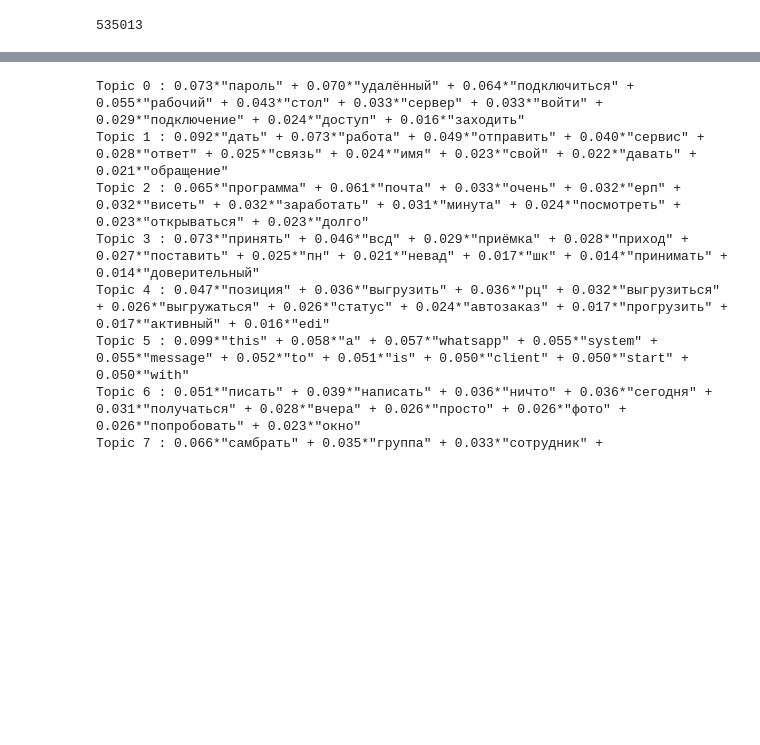
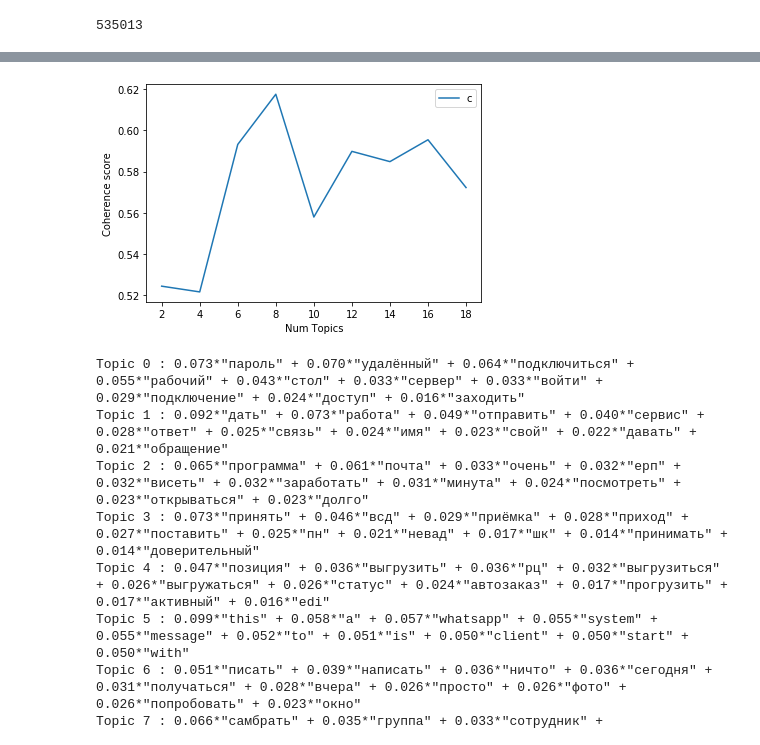
Before and after one commit to gulchitai/nlu-nevada, a Jupyter notebook: nlu-nevada.ipynb, the cells around one changed output, grey strips where cells are left out. Saved outputs shown, nothing was run; the diff lists cells and outputs as text; code cells hidden in the pictures; blank space fills up the shorter version.

```diff
--- a/nlu-nevada.ipynb
+++ b/nlu-nevada.ipynb
@@ -396,0 +297,3 @@ Wall time: 6min 44s
+# %%
+coherencemodel = CoherenceModel(model=ldamodel, texts=texts, dictionary=dictionary, coherence='c_v')
+coherencemodel.get_coherence()
@@ -465,0 +376,31 @@ Wall time: 3min 44s
+# %%
+def compute_coherence_values2(dictionary, corpus, texts, limit, start=2, step=3):
+    """
+    Compute c_v coherence for various number of topics
+
+    Parameters:
+    ----------
+    dictionary : Gensim dictionary
+    corpus : Gensim corpus
+    texts : List of input texts
+    limit : Max num of topics
+
+    Returns:
+    -------
+    model_list : List of LDA topic models
+    coherence_values : Coherence values corresponding to the LDA model with respective number of topics
+    """
+    coherence_values = []
+    num_topics_list = []
+    for num_topics in range(start, limit, step):
+        model = models.ldamodel.LdaModel(corpus=corpus, num_topics=num_topics, id2word=dictionary, passes=20, alpha=1.25, eta=1.25)
+        num_topics_list.append(num_topics)
+        coherencemodel = CoherenceModel(model=model, texts=texts, dictionary=dictionary, coherence='c_v')
+        c = coherencemodel.get_coherence()
+        coherence_values.append(c)
+        print(f'num_topics={num_topics}, coherence={c}')
+
+    return num_topics_list, coherence_values
+# %%
+# Can take a long time to run.
+num_topics_list, coherence_values = compute_coherence_values2(dictionary=dictionary2, corpus=corpus2, texts=texts, start=2, limit=20, step=2)
@@ -466,3 +417,12 @@ Wall time: 3min 44s
+# %%
+# Show graph
+plt.plot(num_topics_list, coherence_values)
+plt.xlabel("Num Topics")
+plt.ylabel("Coherence score")
+plt.legend(("coherence_values"), loc='best')
+plt.show()
+# %% [output]
+[figure, added]
 # %%
 # выводим топы слов
 for t, top_words in ldamodel2.print_topics(num_topics=20, num_words=10):
```
Also changed, not shown: parts of 30 cells of this notebook.
